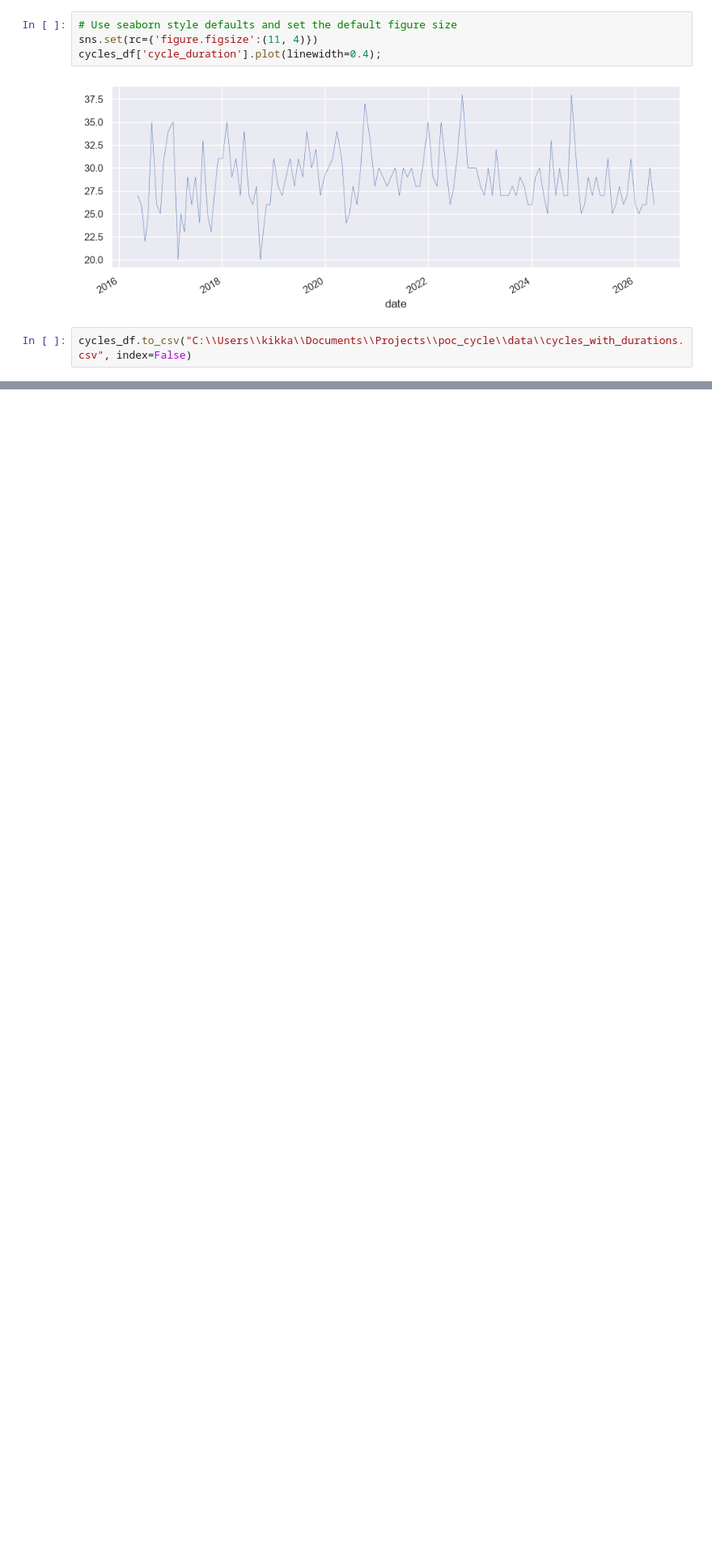
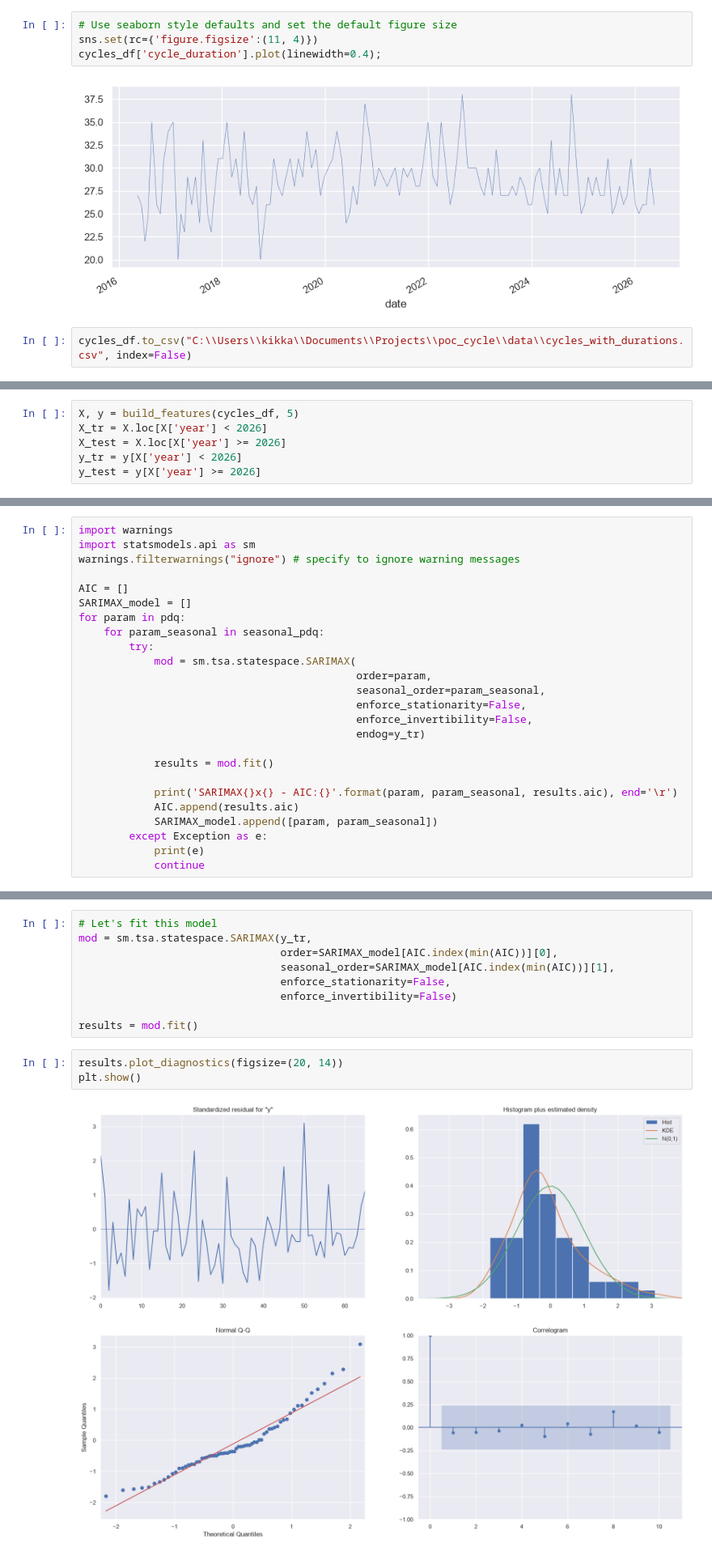
Before and after one commit to ChiaraSolito/PeriodAlmanac, a Jupyter notebook: notebooks/data_analysis.ipynb, the cells around one changed output, grey strips where cells are left out. Shown at 81% size. Saved outputs shown, nothing was run; the diff lists cells and outputs as text; blank space fills up the shorter version.

```diff
--- a/notebooks/data_analysis.ipynb
+++ b/notebooks/data_analysis.ipynb
@@ -119,0 +137,6 @@ cycles_df
+# %%
+X, y = build_features(cycles_df, 5)
+X_tr = X.loc[X['year'] < 2026]
+X_test = X.loc[X['year'] >= 2026]
+y_tr = y[X['year'] < 2026]
+y_test = y[X['year'] >= 2026]
@@ -119,0 +169,25 @@ cycles_df
+# %%
+import warnings
+import statsmodels.api as sm
+warnings.filterwarnings("ignore") # specify to ignore warning messages
+
+AIC = []
+SARIMAX_model = []
+for param in pdq:
+    for param_seasonal in seasonal_pdq:
+        try:
+            mod = sm.tsa.statespace.SARIMAX(
+                                            order=param,
+                                            seasonal_order=param_seasonal,
+                                            enforce_stationarity=False,
+                                            enforce_invertibility=False,
+                                            endog=y_tr)
+
+            results = mod.fit()
+
+            print('SARIMAX{}x{} - AIC:{}'.format(param, param_seasonal, results.aic), end='\r')
+            AIC.append(results.aic)
+            SARIMAX_model.append([param, param_seasonal])
+        except Exception as e:
+            print(e)
+            continue
@@ -119,0 +200,14 @@ cycles_df
+# %%
+# Let's fit this model
+mod = sm.tsa.statespace.SARIMAX(y_tr,
+                                order=SARIMAX_model[AIC.index(min(AIC))][0],
+                                seasonal_order=SARIMAX_model[AIC.index(min(AIC))][1],
+                                enforce_stationarity=False,
+                                enforce_invertibility=False)
+
+results = mod.fit()
+# %%
+results.plot_diagnostics(figsize=(20, 14))
+plt.show()
+# %% [output]
+[figure, added]
```
Also changed, not shown: parts of 12 cells of this notebook.
